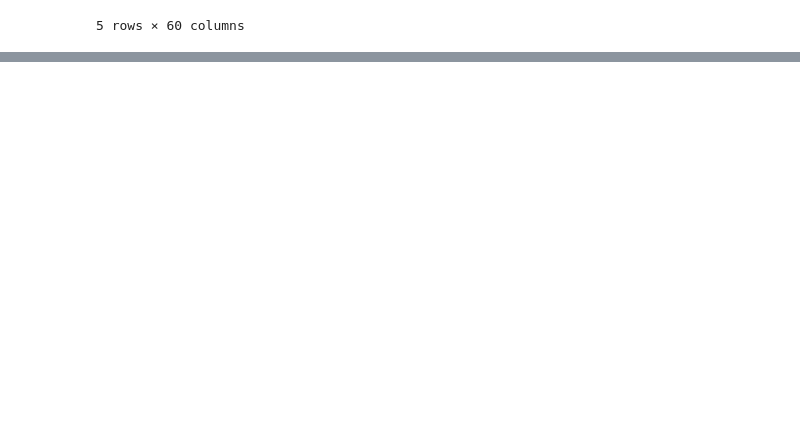
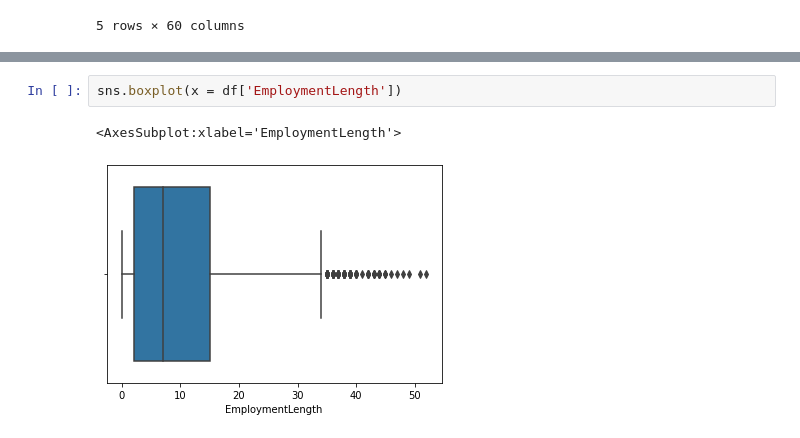
Before and after one commit to anirudh0809/AAI_assignments, a Jupyter notebook: Segmentation/segmentation.ipynb, the cells around one changed output, grey strips where cells are left out. Drawn from its saved outputs; the diff is of its cells as text; blank space fills up the shorter version.

```diff
--- a/Segmentation/segmentation.ipynb
+++ b/Segmentation/segmentation.ipynb
@@ -114,0 +212,5 @@ df.head()
+# %%
+sns.boxplot(x = df['EmploymentLength'])
+# %% [output]
+<AxesSubplot:xlabel='EmploymentLength'>
+[figure, added]
```
Also changed, not shown: parts of 45 cells of this notebook.
